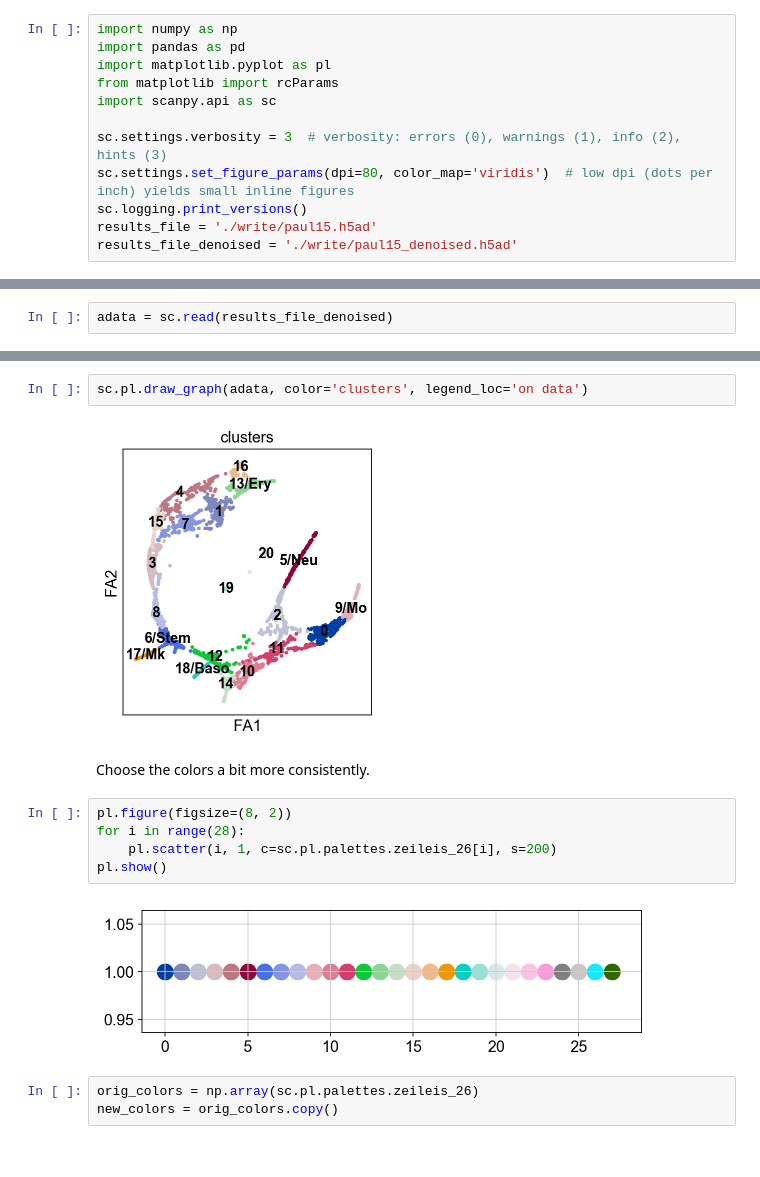
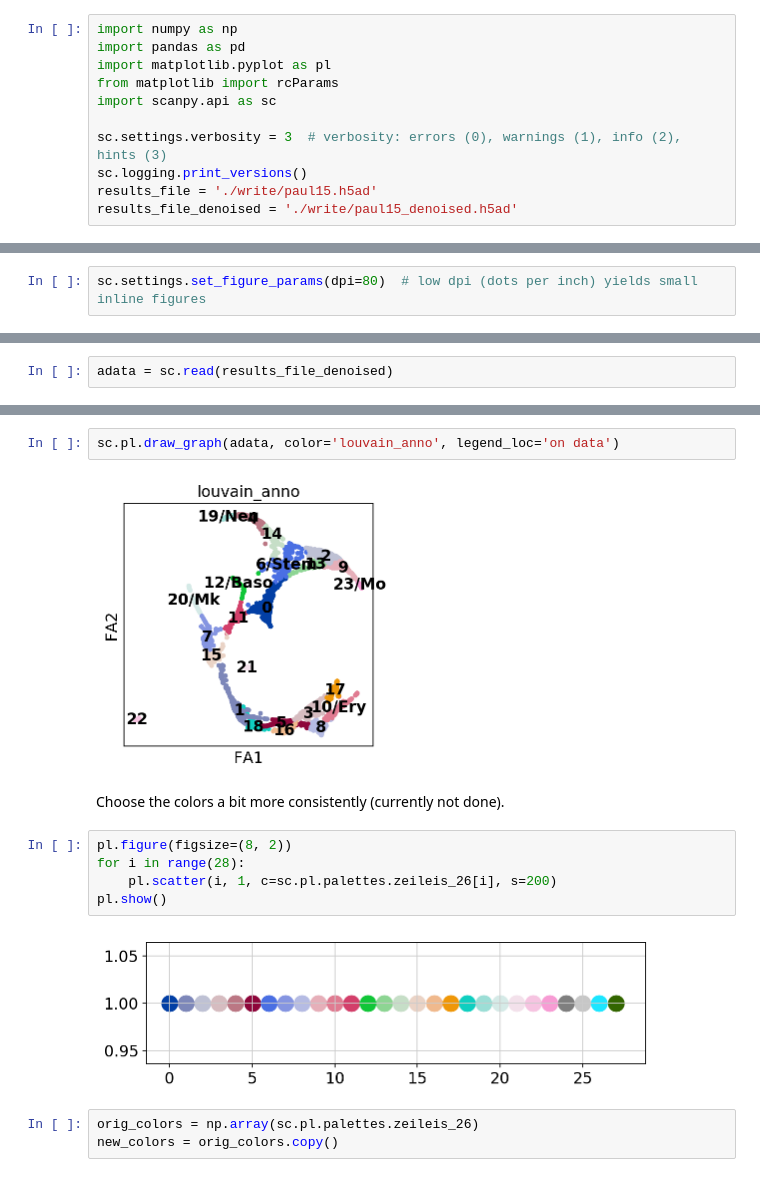
Before and after one commit to theislab/paga, a Jupyter notebook: blood/paul15/paul15.ipynb, the cells around one changed output, grey strips where cells are left out. Saved outputs shown, nothing was run; the diff lists cells and outputs as text.

```diff
--- a/blood/paul15/paul15.ipynb
+++ b/blood/paul15/paul15.ipynb
@@ -12,7 +12,6 @@ from matplotlib import rcParams
 import scanpy.api as sc
 
 sc.settings.verbosity = 3  # verbosity: errors (0), warnings (1), info (2), hints (3)
-sc.settings.set_figure_params(dpi=80, color_map='viridis')  # low dpi (dots per inch) yields small inline figures
 sc.logging.print_versions()
 results_file = './write/paul15.h5ad'
 results_file_denoised = './write/paul15_denoised.h5ad'
@@ -21,2 +20,4 @@ scanpy==1.2.0 anndata==0.6.4+6.gd9727ca numpy==1.13.1 scipy==1.0.0 pandas==0.22.
+# %%
+sc.settings.set_figure_params(dpi=80)  # low dpi (dots per inch) yields small inline figures
 # %% [markdown]
 Note: The following function is also available as `sc.datasets.paul15()`.
@@ -263,17 +221,17 @@ drawing single-cell graph using layout "fa"
     'X_draw_graph_fa', graph_drawing coordinates (adata.obsm)
 # %%
-sc.pl.draw_graph(adata, color='clusters', legend_loc='on data')
+sc.pl.draw_graph(adata, color='louvain_anno', legend_loc='on data')
 # %% [output]
-[figure, old version]
+[figure, new version]
 # %% [markdown]
-Choose the colors a bit more consistently.
+Choose the colors a bit more consistently (currently not done).
 # %%
 pl.figure(figsize=(8, 2))
 for i in range(28):
     pl.scatter(i, 1, c=sc.pl.palettes.zeileis_26[i], s=200)
 pl.show()
 # %% [output]
-[figure, old version]
+[figure, new version]
 # %%
 orig_colors = np.array(sc.pl.palettes.zeileis_26)
 new_colors = orig_colors.copy()
```
Also changed, not shown: parts of 39 cells of this notebook.
